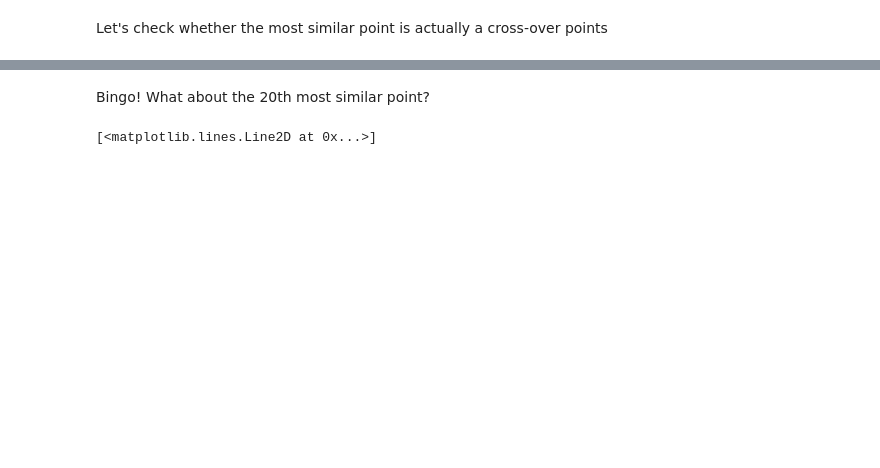
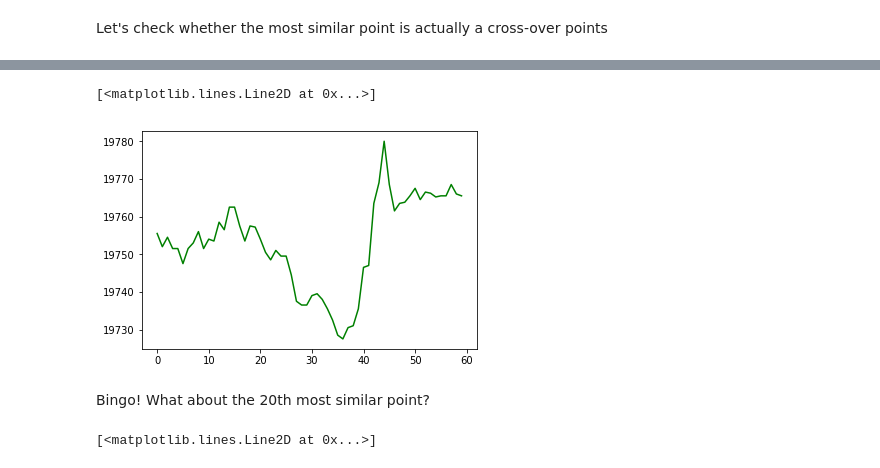
Before and after one commit to Karagul/TekNNical, a Jupyter notebook: preliminary_notes.ipynb, the cells around one changed output, grey strips where cells are left out. Drawn from its saved outputs; the diff is of its cells as text; code cells hidden in the pictures; blank space fills up the shorter version.

```diff
--- a/preliminary_notes.ipynb
+++ b/preliminary_notes.ipynb
@@ -107,3 +112,8 @@ plt.plot(price[i3[0]-30:i3[0]+30,4],'black')
+# %%
+plt.plot(price[-window:,4],'green')
+# %% [output]
+[<matplotlib.lines.Line2D at 0x...>]
+[figure, added]
 # %% [markdown]
 Bingo! What about the 20th most similar point?
 # %%
```
Also changed, not shown: parts of 10 cells of this notebook.
